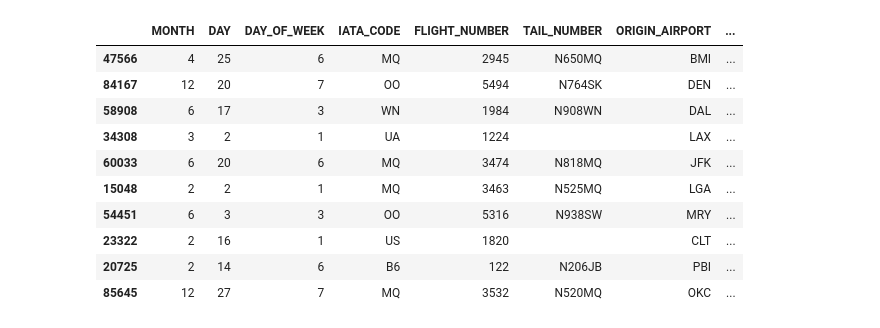
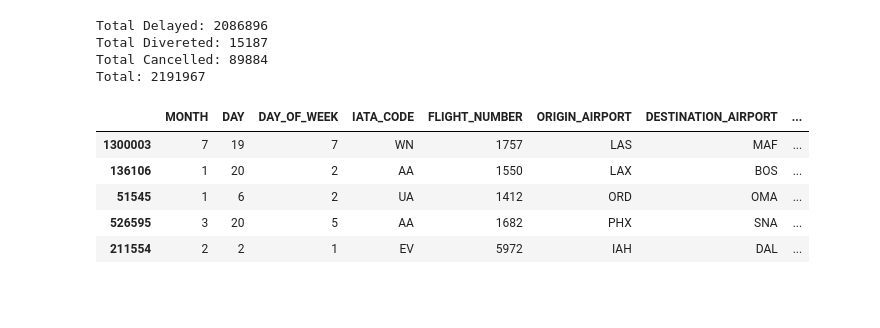
Before and after one commit to Code-charm/DataScienceCapstone1, a Jupyter notebook: Capstone2_DataWraggling.ipynb, the cells around one changed output. Cells and saved outputs as stored; diff of their text form; code cells hidden in the pictures; blank space fills up the shorter version.

```diff
--- a/Capstone2_DataWraggling.ipynb
+++ b/Capstone2_DataWraggling.ipynb
@@ -107,3 +236,13 @@ df_cancel['TAIL_NUMBER'] = df_cancel['TAIL_NUMBER'].fillna('')
+# %%
+# Add 'ORIGIN_AIRPORT' and 'ORIGIN_STATE' to df by left joining df_airport with df.
+df_airport = df_airport.drop(['LATITUDE','LONGITUDE', 'COUNTRY','AIRPORT'], axis=1)
+df_airport.rename(columns = {'IATA_CODE':'ORIGIN_AIRPORT'}, inplace = True)
+
+df = pd.merge(df_flight, df_airport, how = 'left', on = ['ORIGIN_AIRPORT'])
+df.rename(columns = {'CITY':'ORIGIN_CITY', 'STATE':'ORIGIN_STATE'}, inplace = True)
 # %%
-df_cancel.loc[[483174,619941,1820960,2031482,2034453]]
+# Check the null values of 'ORIGIN_CITY' and 'ORIGIN_STATE'. Replace with 'Unknown'.
+df[df['ORIGIN_CITY'].isna()]
+df = df.fillna('Unknown')
+df.info()
 # %% [output]
@@ -116,6 +266,8 @@ df_cancel.loc[[483174,619941,1820960,2031482,2034453]]
 # %%
-df_airport = df_airport.drop(['LATITUDE','LONGITUDE', 'COUNTRY','AIRPORT'], axis=1)
-df_airport.rename(columns = {'IATA_CODE':'ORIGIN_AIRPORT'}, inplace = True)
+# Repeat the above process for the destination airports.
+df_airport.rename(columns = {'ORIGIN_AIRPORT':'DESTINATION_AIRPORT'}, inplace = True)
 
-df_cancel = pd.merge(df_cancel, df_airport, how = 'left', on = ['ORIGIN_AIRPORT'])
-df_cancel.rename(columns = {'CITY':'ORIGIN_CITY', 'STATE':'ORIGIN_STATE'}, inplace = True)
+df = pd.merge(df, df_airport, how = 'left', on = ['DESTINATION_AIRPORT'])
+df.rename(columns = {'CITY':'DESTINATION_CITY', 'STATE':'DESTINATION_STATE'}, inplace = True)
+
+df = df.fillna('Unknown')
@@ -145,9 +274,4 @@ memory usage: 11.0+ MB
 # %%
-df_airport.rename(columns = {'ORIGIN_AIRPORT':'DESTINATION_AIRPORT'}, inplace = True)
-
-df_cancel = pd.merge(df_cancel, df_airport, how = 'left', on = ['DESTINATION_AIRPORT'])
-df_cancel.rename(columns = {'CITY':'DESTINATION_CITY', 'STATE':'DESTINATION_STATE'}, inplace = True)
-
-df_cancel = df_cancel.fillna('UNKNOWN')
-df_cancel.info()
-df_cancel.sample(20)
+# Add airline name to the df by left join.
+df.rename(columns = {'AIRLINE':'IATA_CODE'}, inplace = True)
+df = pd.merge(df, df_airline, how = 'left', on = ['IATA_CODE'])
@@ -212,14 +278,24 @@ memory usage: 13.0+ MB
-# %%
-df_cancel.sample(10)
-# %% [output]
-|  | MONTH | DAY | DAY_OF_WEEK | IATA_CODE | FLIGHT_NUMBER | TAIL_NUMBER | ORIGIN_AIRPORT | ... |
-| 47566 | 4 | 25 | 6 | MQ | 2945 | N650MQ | BMI | ... |
-| 84167 | 12 | 20 | 7 | OO | 5494 | N764SK | DEN | ... |
-| 58908 | 6 | 17 | 3 | WN | 1984 | N908WN | DAL | ... |
-| 34308 | 3 | 2 | 1 | UA | 1224 |  | LAX | ... |
-| 60033 | 6 | 20 | 6 | MQ | 3474 | N818MQ | JFK | ... |
-| 15048 | 2 | 2 | 1 | MQ | 3463 | N525MQ | LGA | ... |
-| 54451 | 6 | 3 | 3 | OO | 5316 | N938SW | MRY | ... |
-| 23322 | 2 | 16 | 1 | US | 1820 |  | CLT | ... |
-| 20725 | 2 | 14 | 6 | B6 | 122 | N206JB | PBI | ... |
-| 85645 | 12 | 27 | 7 | MQ | 3532 | N520MQ | OKC | ... |
+# %%
+# Double check to ensure all numbers match and fit.
+delayed = np.count_nonzero(df['ARRIVAL_DELAY'])
+diverted = df['DIVERTED'].sum()
+cancelled = df['CANCELLED'].sum()
+
+print('Total Delayed:', delayed)
+print('Total Divereted:', diverted)
+print('Total Cancelled:', cancelled)
+print('Total:', delayed + diverted + cancelled)
+# %% [output]
+Total Delayed: 2086896
+Total Divereted: 15187
+Total Cancelled: 89884
+Total: 2191967
+# %%
+df.sample(5)
+# %% [output]
+|  | MONTH | DAY | DAY_OF_WEEK | IATA_CODE | FLIGHT_NUMBER | ORIGIN_AIRPORT | DESTINATION_AIRPORT | ... |
+| 1300003 | 7 | 19 | 7 | WN | 1757 | LAS | MAF | ... |
+| 136106 | 1 | 20 | 2 | AA | 1550 | LAX | BOS | ... |
+| 51545 | 1 | 6 | 2 | UA | 1412 | ORD | OMA | ... |
+| 526595 | 3 | 20 | 5 | AA | 1682 | PHX | SNA | ... |
+| 211554 | 2 | 2 | 1 | EV | 5972 | IAH | DAL | ... |
```
Also changed, not shown: parts of 21 cells of this notebook.
